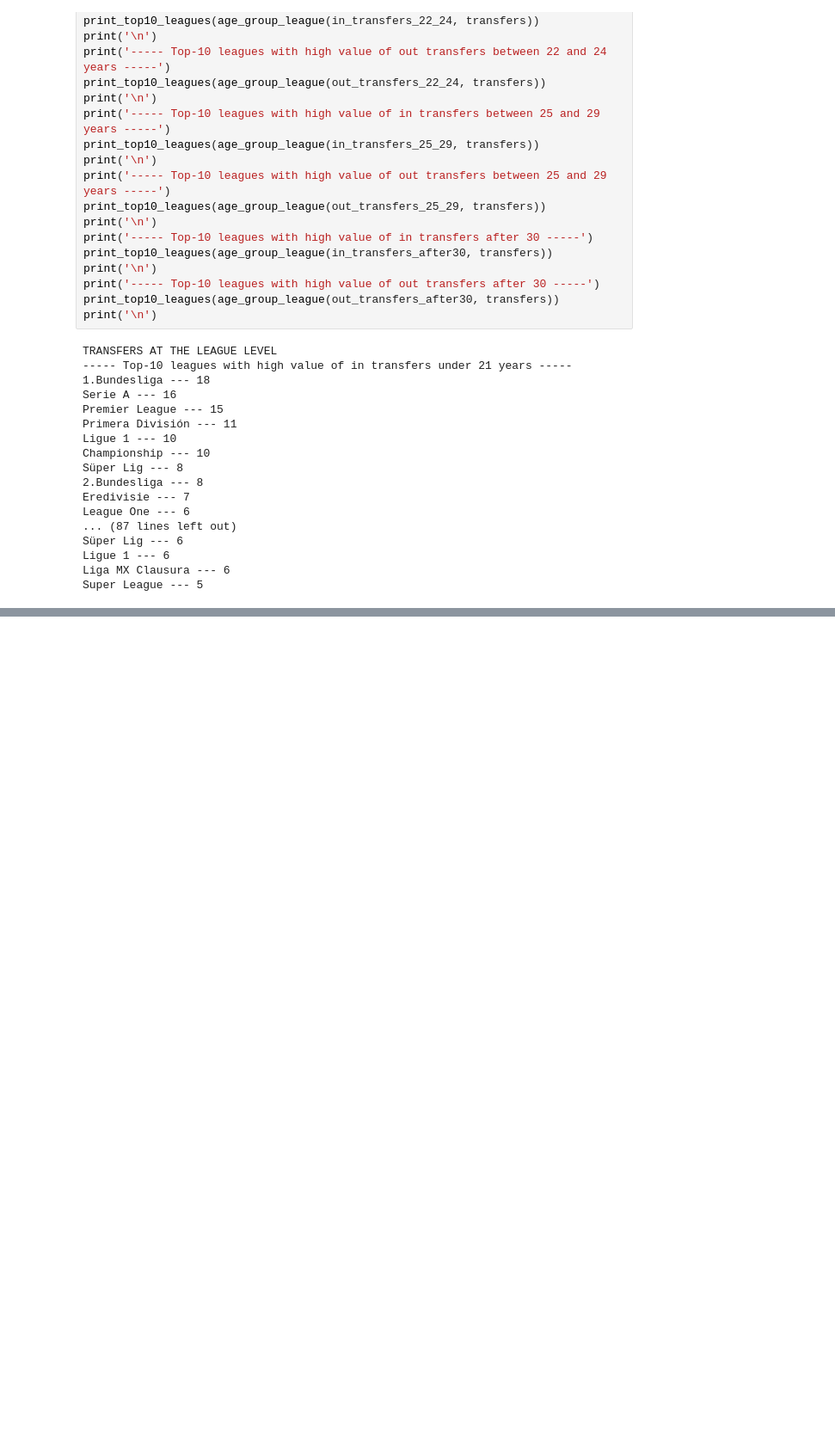
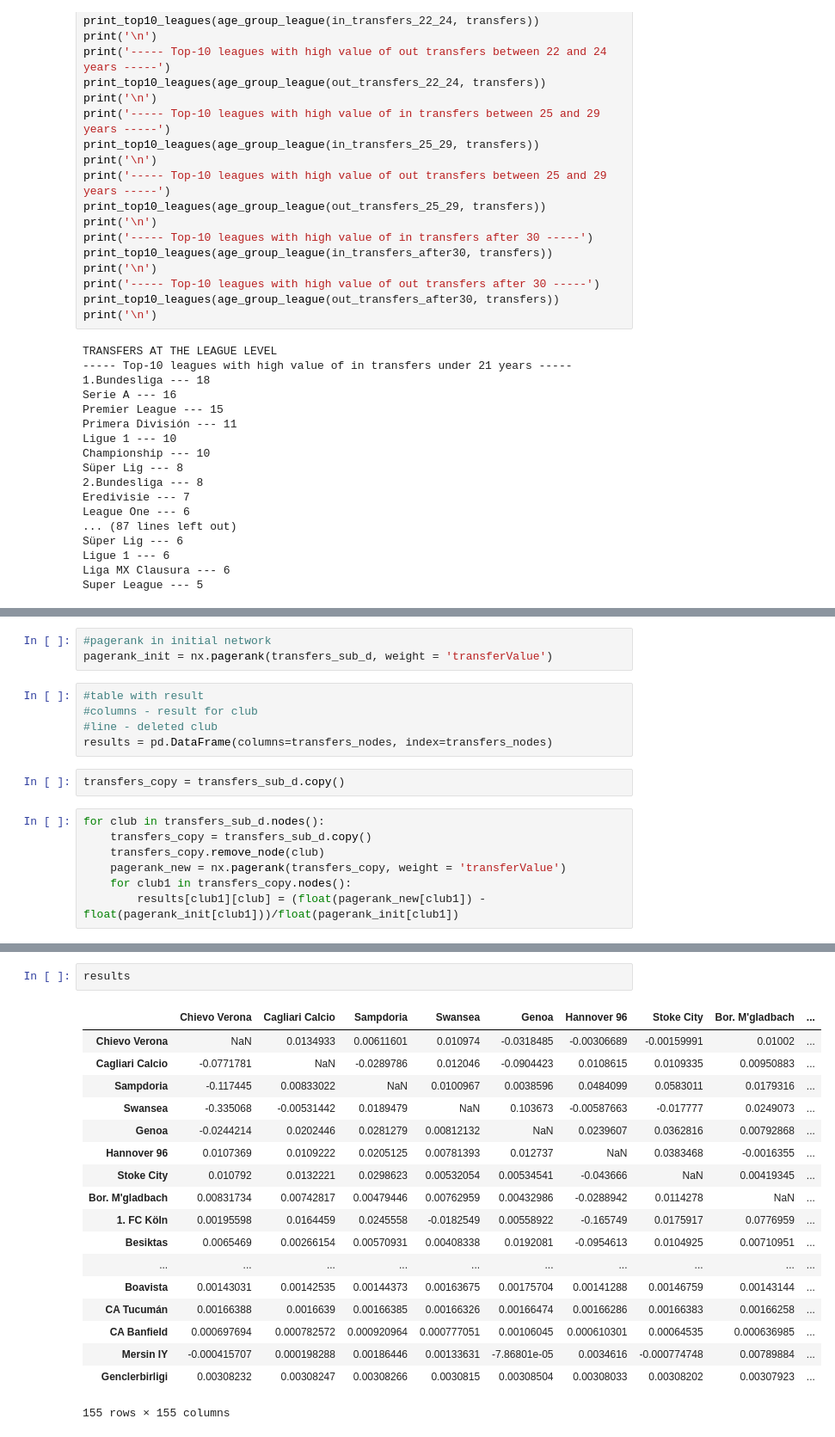
Before and after one commit to MGT-416/Team1FinalProject, a Jupyter notebook: Final project Artem.ipynb, the cells around one changed output, grey strips where cells are left out. Shown at 86% size. Saved outputs shown, nothing was run; the diff lists cells and outputs as text; blank space fills up the shorter version.

```diff
--- a/Final project Artem.ipynb
+++ b/Final project Artem.ipynb
@@ -518,0 +553,17 @@ Main buyers and seller of players of all age are top-5 leagues - 1st leagues of
+# %%
+#pagerank in initial network
+pagerank_init = nx.pagerank(transfers_sub_d, weight = 'transferValue')
+# %%
+#table with result
+#columns - result for club
+#line - deleted club
+results = pd.DataFrame(columns=transfers_nodes, index=transfers_nodes)
+# %%
+transfers_copy = transfers_sub_d.copy()
+# %%
+for club in transfers_sub_d.nodes():
+    transfers_copy = transfers_sub_d.copy()
+    transfers_copy.remove_node(club)
+    pagerank_new = nx.pagerank(transfers_copy, weight = 'transferValue')
+    for club1 in transfers_copy.nodes():
+        results[club1][club] = (float(pagerank_new[club1]) - float(pagerank_init[club1]))/float(pagerank_init[club1])
@@ -518,0 +630,21 @@ Main buyers and seller of players of all age are top-5 leagues - 1st leagues of
+# %%
+results
+# %% [output]
+|  | Chievo Verona | Cagliari Calcio | Sampdoria | Swansea | Genoa | Hannover 96 | Stoke City | Bor. M'gladbach | ... |
+| Chievo Verona | NaN | 0.0134933 | 0.00611601 | 0.010974 | -0.0318485 | -0.00306689 | -0.00159991 | 0.01002 | ... |
+| Cagliari Calcio | -0.0771781 | NaN | -0.0289786 | 0.012046 | -0.0904423 | 0.0108615 | 0.0109335 | 0.00950883 | ... |
+| Sampdoria | -0.117445 | 0.00833022 | NaN | 0.0100967 | 0.0038596 | 0.0484099 | 0.0583011 | 0.0179316 | ... |
+| Swansea | -0.335068 | -0.00531442 | 0.0189479 | NaN | 0.103673 | -0.00587663 | -0.017777 | 0.0249073 | ... |
+| Genoa | -0.0244214 | 0.0202446 | 0.0281279 | 0.00812132 | NaN | 0.0239607 | 0.0362816 | 0.00792868 | ... |
+| Hannover 96 | 0.0107369 | 0.0109222 | 0.0205125 | 0.00781393 | 0.012737 | NaN | 0.0383468 | -0.0016355 | ... |
+| Stoke City | 0.010792 | 0.0132221 | 0.0298623 | 0.00532054 | 0.00534541 | -0.043666 | NaN | 0.00419345 | ... |
+| Bor. M'gladbach | 0.00831734 | 0.00742817 | 0.00479446 | 0.00762959 | 0.00432986 | -0.0288942 | 0.0114278 | NaN | ... |
+| 1. FC Köln | 0.00195598 | 0.0164459 | 0.0245558 | -0.0182549 | 0.00558922 | -0.165749 | 0.0175917 | 0.0776959 | ... |
+| Besiktas | 0.0065469 | 0.00266154 | 0.00570931 | 0.00408338 | 0.0192081 | -0.0954613 | 0.0104925 | 0.00710951 | ... |
+| ... | ... | ... | ... | ... | ... | ... | ... | ... | ... |
+| Boavista | 0.00143031 | 0.00142535 | 0.00144373 | 0.00163675 | 0.00175704 | 0.00141288 | 0.00146759 | 0.00143144 | ... |
+| CA Tucumán | 0.00166388 | 0.0016639 | 0.00166385 | 0.00166326 | 0.00166474 | 0.00166286 | 0.00166383 | 0.00166258 | ... |
+| CA Banfield | 0.000697694 | 0.000782572 | 0.000920964 | 0.000777051 | 0.00106045 | 0.000610301 | 0.00064535 | 0.000636985 | ... |
+| Mersin IY | -0.000415707 | 0.000198288 | 0.00186446 | 0.00133631 | -7.86801e-05 | 0.0034616 | -0.000774748 | 0.00789884 | ... |
+| Genclerbirligi | 0.00308232 | 0.00308247 | 0.00308266 | 0.0030815 | 0.00308504 | 0.00308033 | 0.00308202 | 0.00307923 | ... |
+155 rows × 155 columns
```
Also changed, not shown: parts of 14 cells of this notebook.
